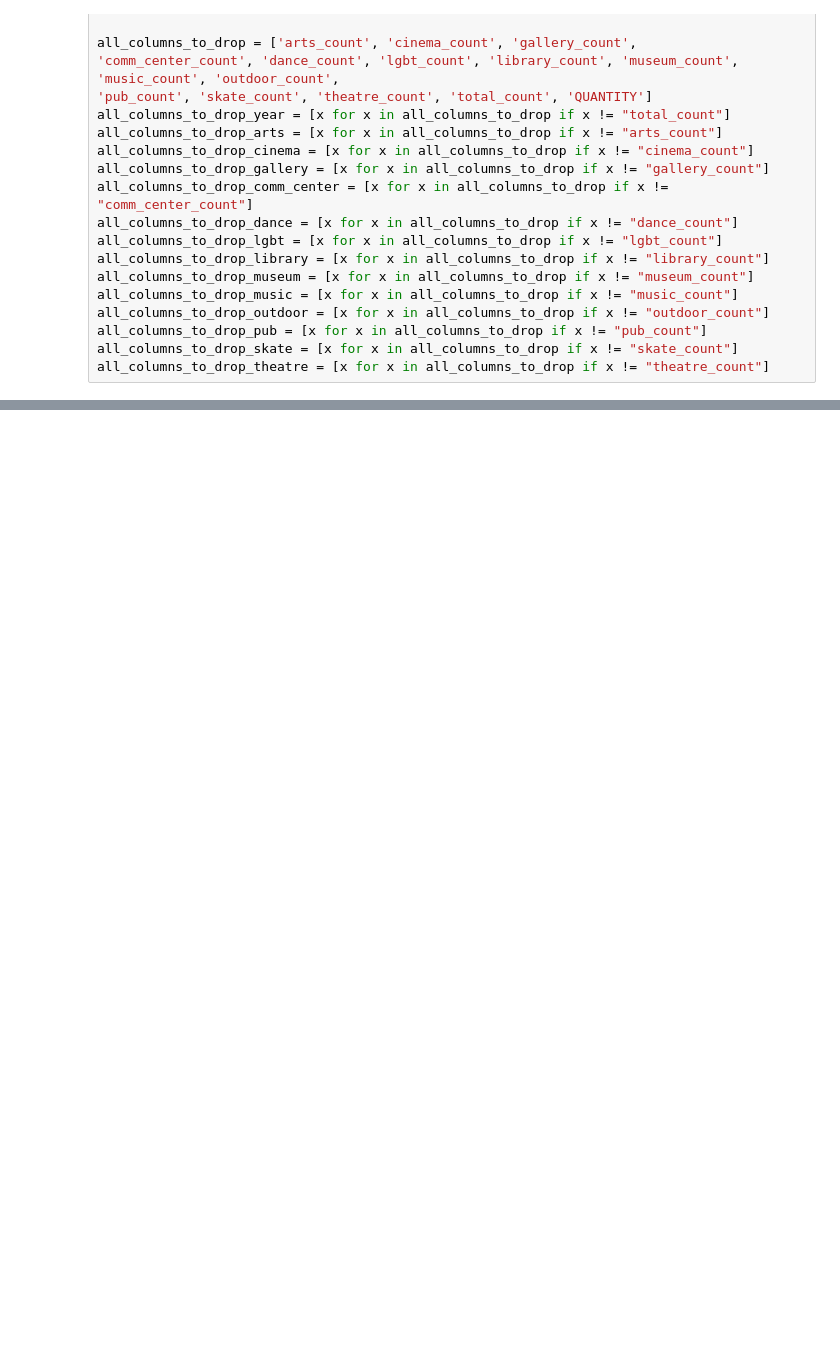
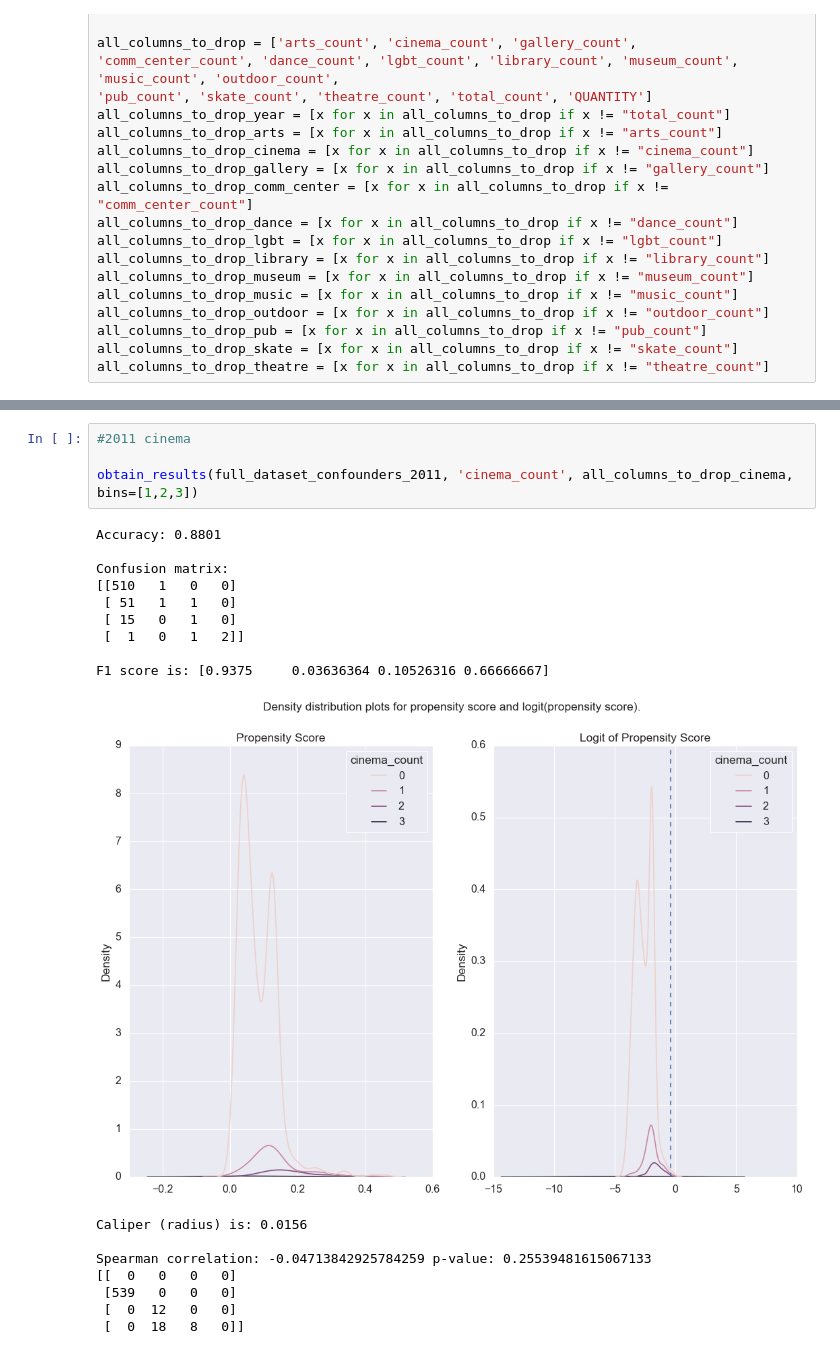
Before and after one commit to bramvankooten/urban-computing, a Jupyter notebook: results2.ipynb, the cells around one changed output, grey strips where cells are left out. Cells and saved outputs as stored; diff of their text form; blank space fills up the shorter version.

```diff
--- a/results2.ipynb
+++ b/results2.ipynb
@@ -280,0 +283,22 @@ Spearman correlation: 0.02356005895116753 p-value: 0.5698899577419732
+# %%
+#2011 cinema
+
+obtain_results(full_dataset_confounders_2011, 'cinema_count', all_columns_to_drop_cinema, bins=[1,2,3])
+# %% [output]
+Accuracy: 0.8801
+
+Confusion matrix:
+[[510   1   0   0]
+ [ 51   1   1   0]
+ [ 15   0   1   0]
+ [  1   0   1   2]]
+
+F1 score is: [0.9375     0.03636364 0.10526316 0.66666667]
+[figure, added]
+Caliper (radius) is: 0.0156
+
+Spearman correlation: -0.04713842925784259 p-value: 0.25539481615067133
+[[  0   0   0   0]
+ [539   0   0   0]
+ [  0  12   0   0]
+ [  0  18   8   0]]
```
Also changed, not shown: parts of 12 cells of this notebook.
